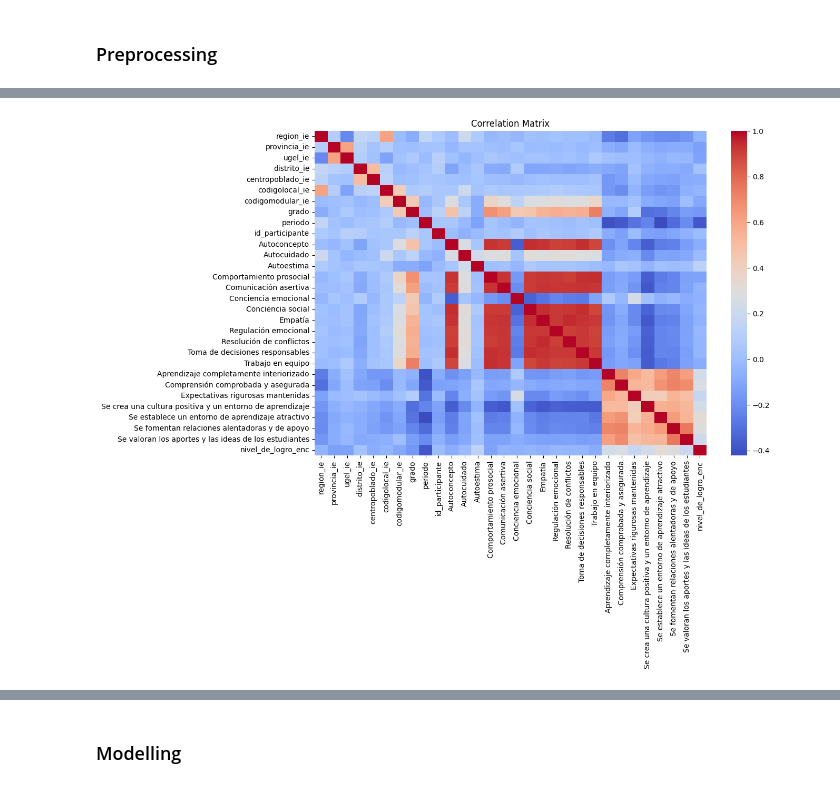
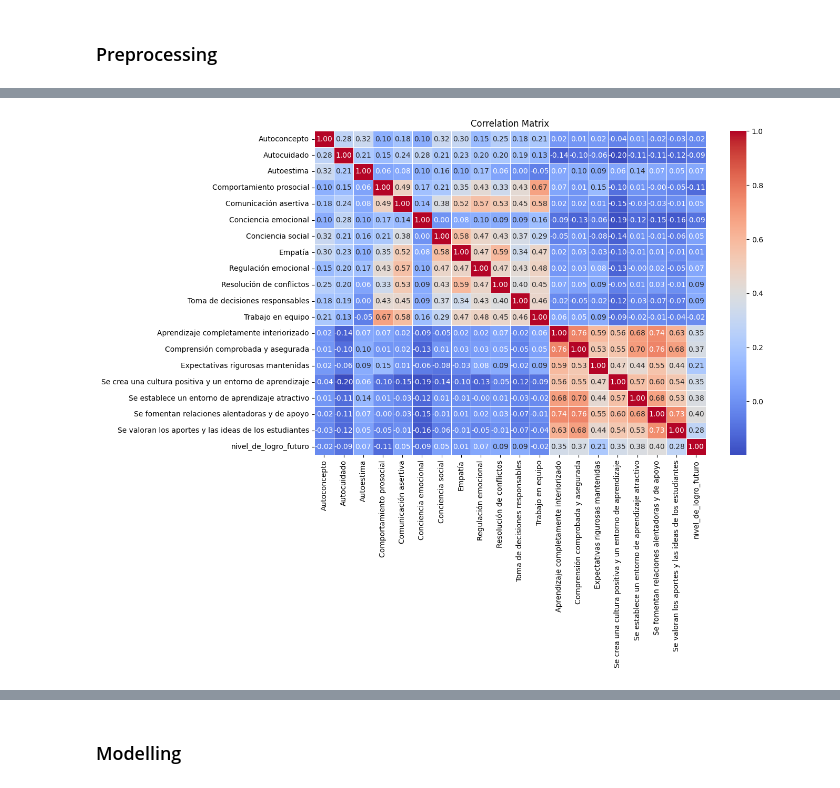
Before and after one commit to Raxcsu/breit-project, a Jupyter notebook: notebook/main.ipynb, the cells around one changed output, grey strips where cells are left out. Saved outputs shown, nothing was run; the diff lists cells and outputs as text; code cells hidden in the pictures.

```diff
--- a/notebook/main.ipynb
+++ b/notebook/main.ipynb
@@ -643 +769,7 @@ df['nivel_de_logro_enc'] = df['nivel_de_logro'].map(nivel_mapping)
+# %%
+nivel_mapping = {'Satisfactorio': 2, 'En proceso': 1, 'En inicio': 0}
+df['nivel_de_logro_futuro'] = df['nivel_de_logro_futuro'].map(nivel_mapping).astype('Int64')
+# %%
+nivel_mapping = {'Marzo 2023': 0, 'Julio 2023': 1, 'Diciembre 2023': 2, 'Marzo 2024': 3, 'Julio 2024': 4, 'Diciembre 2024': 5}
+df['periodo'] = df['periodo'].map(nivel_mapping).astype('Int64')
 # %%
@@ -699,0 +819,12 @@ memory usage: 159.7 KB
+# %%
+categorical_columns = df.select_dtypes(include=['object']).columns.difference(['periodo', 'nivel_de_logro', 'nivel_de_logro_futuro'])
+
+label_encoders = {}
+for col in categorical_columns:
+    le = LabelEncoder()
+
+    df[col] = df[col].fillna('-1')
+
+    df[col] = le.fit_transform(df[col])
+
+    label_encoders[col] = le
@@ -700,10 +851,17 @@ memory usage: 159.7 KB
 # %%
-correlation_matrix = df.drop(['nivel_de_logro'], axis=1).corr()
+df_corr = df.drop(['nivel_de_logro', 'codigomodular_ie', 'periodo', 'id_participante' ], axis=1)
 # %%
+
 import seaborn as sns
+import scipy.stats as stats
+
+# Compute correlation matrix
+correlation_matrix = df_corr.corr()
+
+# Plot heatmap
 plt.figure(figsize=(12, 8))
-sns.heatmap(correlation_matrix, annot=False, cmap='coolwarm', cbar=True)
+sns.heatmap(correlation_matrix, annot=True, cmap="coolwarm", fmt=".2f", linewidths=0.5)
 plt.title("Correlation Matrix")
 plt.show()
 # %% [output]
-[figure, old version]
+[figure, new version]
```
Also changed, not shown: parts of 80 cells of this notebook, 1 other file.
